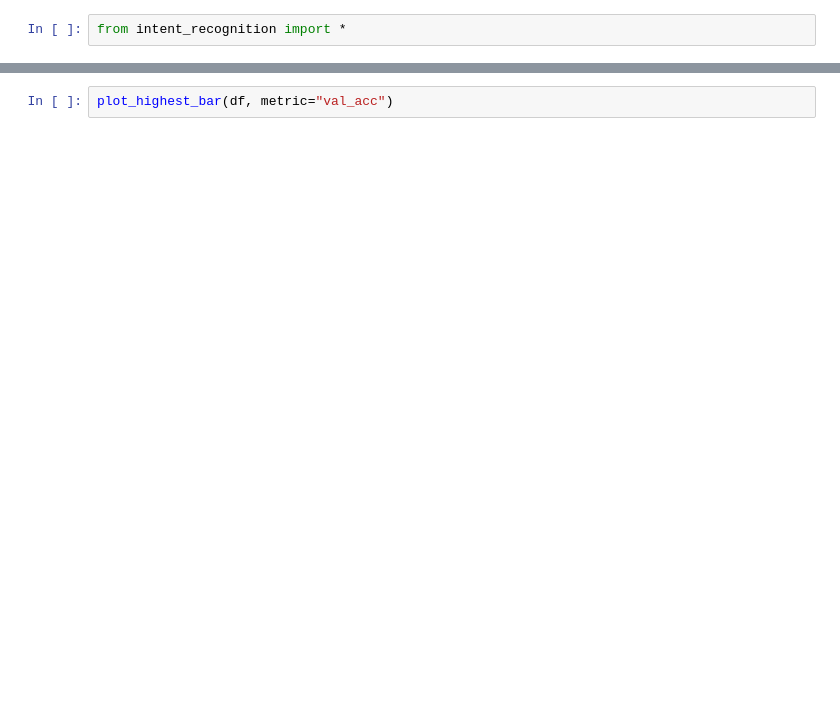
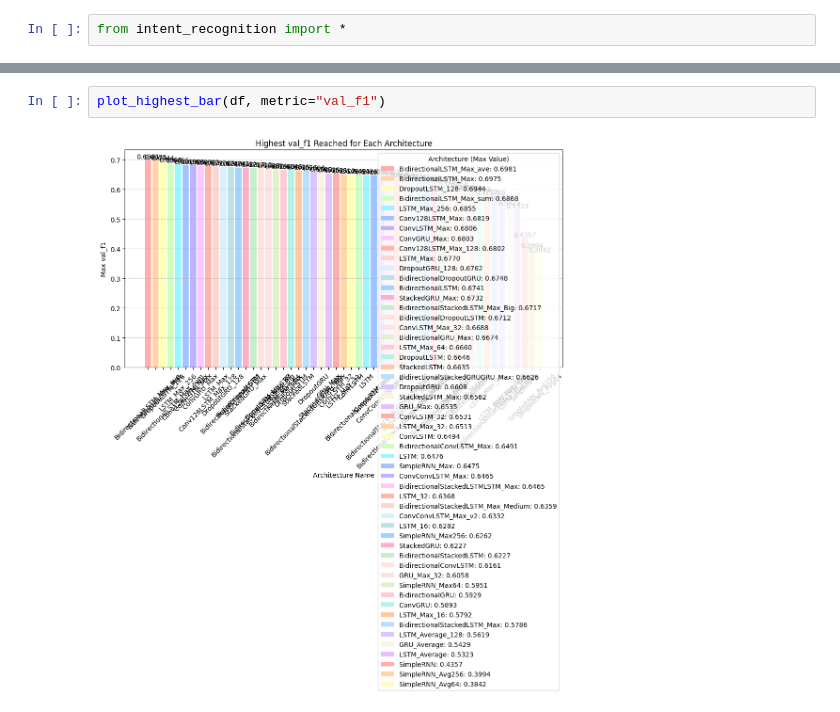
Before and after one commit to pauhidalgoo/frame-based-system, a Jupyter notebook: experiments.ipynb, the cells around one changed output, grey strips where cells are left out. Saved outputs shown, nothing was run; the diff lists cells and outputs as text; blank space fills up the shorter version.

```diff
--- a/experiments.ipynb
+++ b/experiments.ipynb
@@ -72,4 +89,6 @@ plot_name_metrics(df, "k", metric="val_f1")
 # %%
-plot_highest_bar(df, metric="val_acc")
+plot_highest_bar(df, metric="val_f1")
+# %% [output]
+[figure, added]
 # %%
 plot_compare_architectures(df, metric="training_loss")
```
Also changed, not shown: parts of 9 cells of this notebook.
